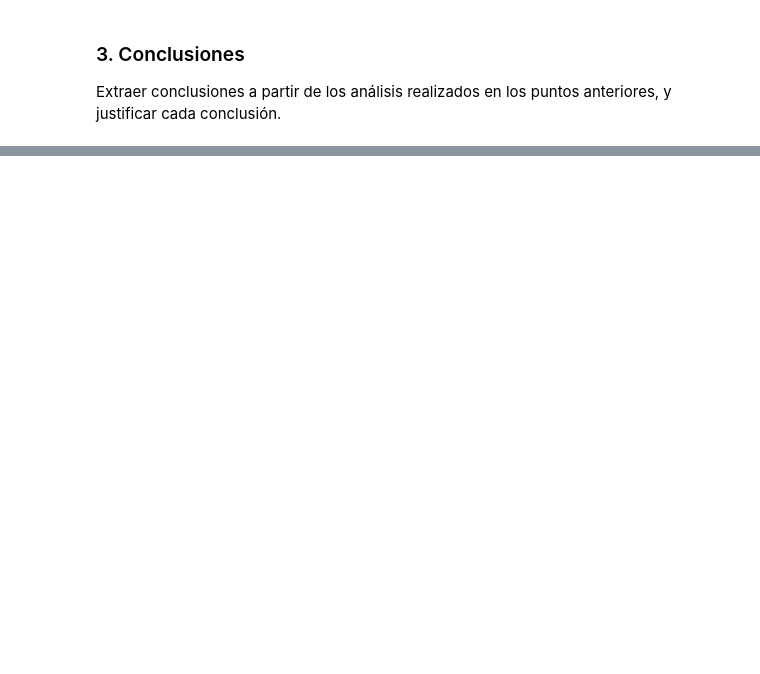
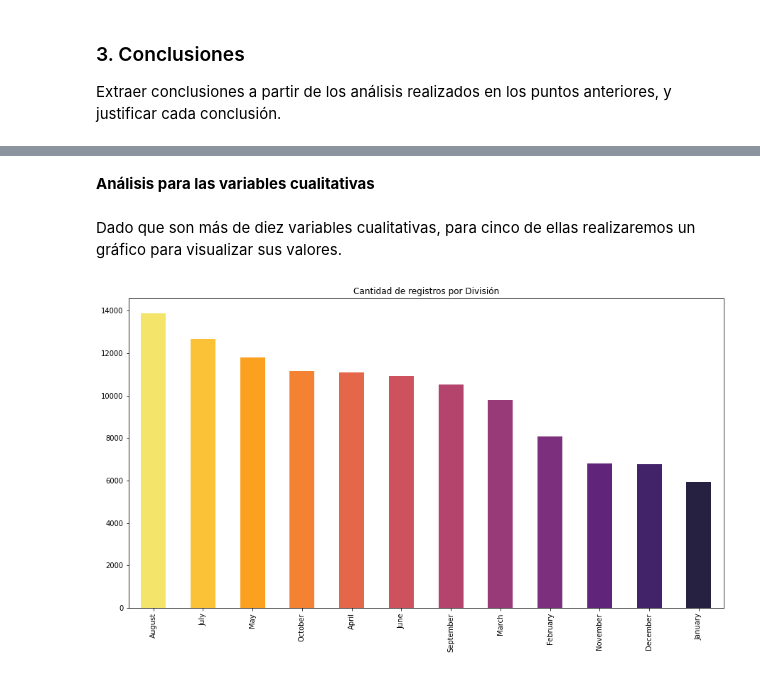
Before and after one commit to 1gnacio/orgadatos-collab-tp2, a Jupyter notebook: TP2.ipynb, the cells around one changed output, grey strips where cells are left out. Drawn from its saved outputs; the diff is of its cells as text; code cells hidden in the pictures; blank space fills up the shorter version.

```diff
--- a/TP2.ipynb
+++ b/TP2.ipynb
@@ -793,0 +819,3 @@ F1 es 0.8892342225675559
+# %%
+data = pd.read_csv('/content/drive/MyDrive/Recursos TP2/hotel_bookings.csv')
+data
@@ -793,0 +893,10 @@ F1 es 0.8892342225675559
+# %% [markdown]
+**Análisis para las variables cualitativas**
+# %% [markdown]
+Dado que son más de diez variables cualitativas, para cinco de ellas realizaremos un gráfico para visualizar sus valores.
+# %%
+colores = sns.color_palette("inferno_r", 12)
+data['arrival_date_month'].value_counts().plot.bar(alpha=0.9,color=colores, figsize=(15,8))
+plt.show()
+# %% [output]
+[figure, added]
```
Also changed, not shown: parts of 72 cells of this notebook.
